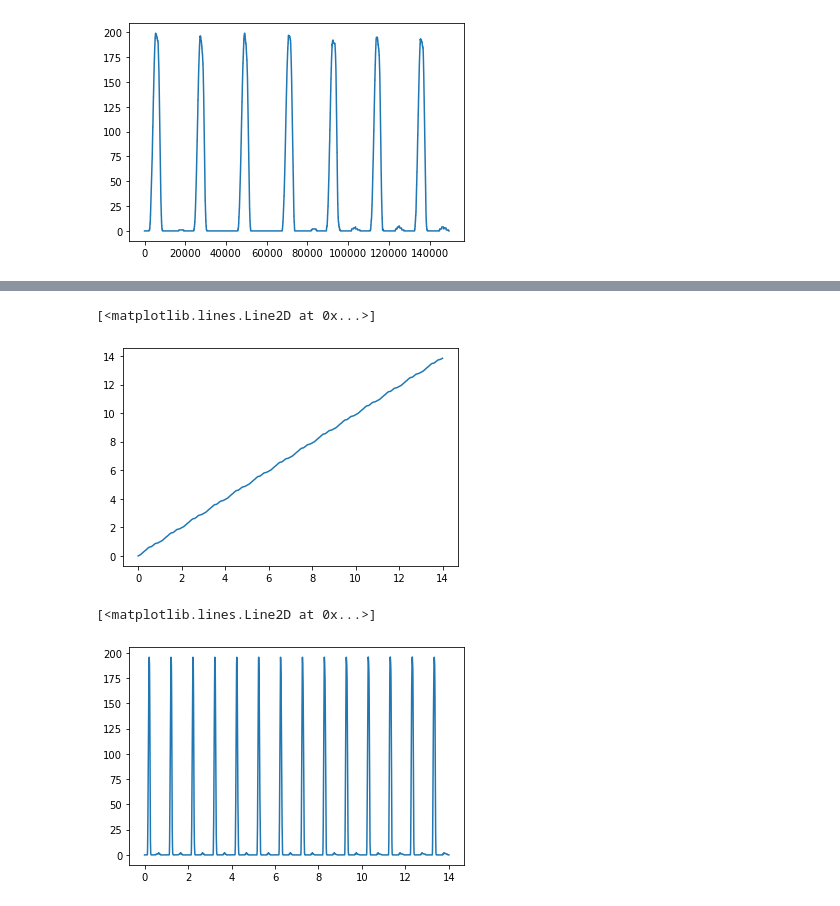
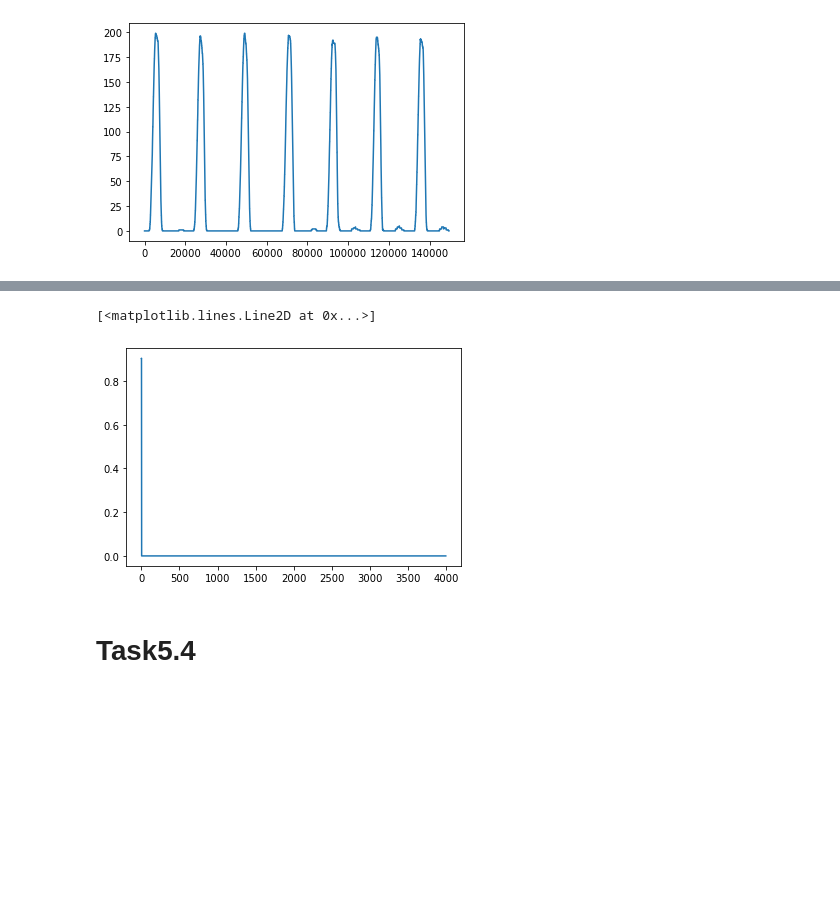
Before and after one commit to ge96rox/MLCMS05, a Jupyter notebook: task5.ipynb, the cells around one changed output, grey strips where cells are left out. Cells and saved outputs as stored; diff of their text form; code cells hidden in the pictures; blank space fills up the shorter version.

Commit message:
try to add rbf in task 5

```diff
--- a/task5.ipynb
+++ b/task5.ipynb
@@ -102,12 +96,21 @@ plt.plot(arc_function_o[:,0], arc_function_o[:,1])
+# %%
+approx_v_field,_,_,_ = approx_nonlinear_func(v_field_o[:,0].reshape((-1,1)), v_field_o[:,1].reshape((-1,1)), 100, 0.05)
+s = approx_v_field(v_field_o[:,0].reshape((-1,1)))
+n = approx_v_field(np.linspace(0,2*2000,2*2000).reshape((-1,1)))
+#plt.plot(s[:,0])
+plt.plot(n[:,0])
+# %% [output]
+[<matplotlib.lines.Line2D at 0x...>]
+[figure, added]
+# %% [markdown]
+# Task5.4
 # %%
+'''
 prediction_arc, prediction_measurement = predict(14, v_field_o, arc_function_o)
 
 plt.plot(prediction_arc[:,0], prediction_arc[:,1])
+'''
-# %% [output]
-[<matplotlib.lines.Line2D at 0x...>]
-[figure, removed]
 # %%
+'''
 plt.plot(prediction_measurement[:,0], prediction_measurement[:,1])
+'''
-# %% [output]
-[<matplotlib.lines.Line2D at 0x...>]
-[figure, removed]
```
Also changed, not shown: parts of 5 cells of this notebook, 1 other file.
